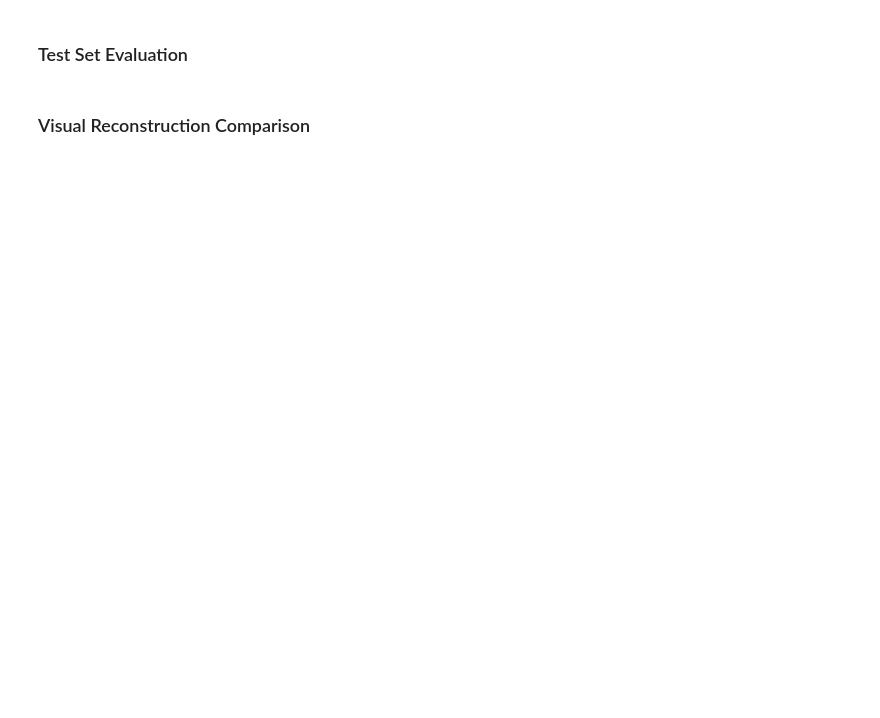
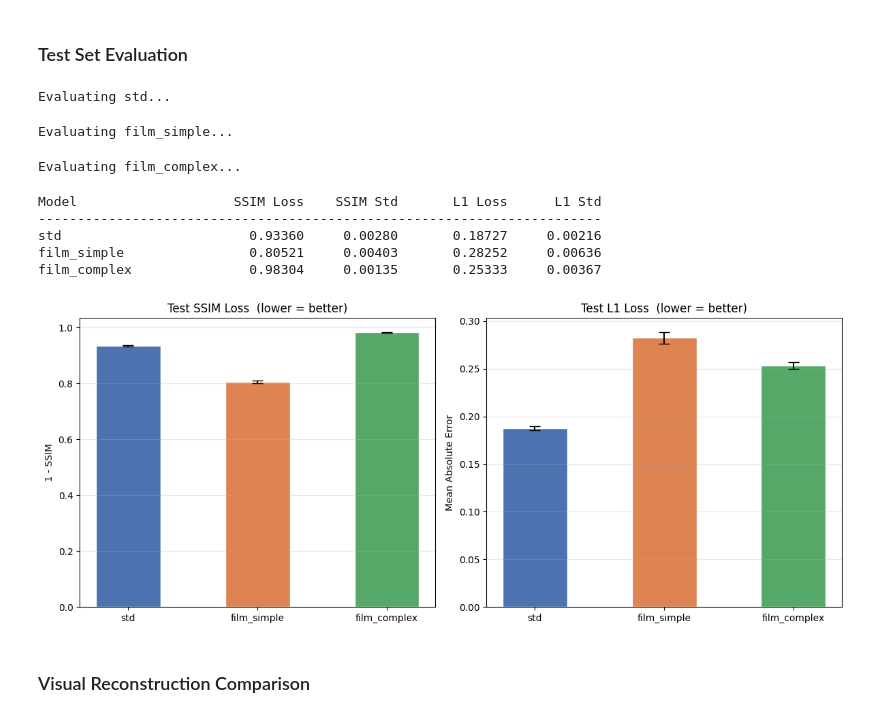
Before and after one commit to flippi321/NTNU-Master-project, a Jupyter notebook: EX1-compare-unets.ipynb, the cells around one changed output. Drawn from its saved outputs; the diff is of its cells as text; code cells hidden in the pictures; blank space fills up the shorter version.

Commit message:
Added full EX1 pipeline

```diff
--- a/EX1-compare-unets.ipynb
+++ b/EX1-compare-unets.ipynb
@@ -153,19 +167,22 @@ RuntimeError: Error(s) in loading state_dict for FiLMUNet3D:
 # %% [markdown]
 ### Test Set Evaluation
 # %%
+from utils.train_eval import get_metadata_features
+
 def evaluate_model(model, pairs, conditional=False):
     model.eval()
+    data_device = next(model.parameters()).device
     ssim_vals, l1_vals = [], []
 
     with torch.no_grad():
         for x_path, y_path in tqdm(pairs, desc='Evaluating'):
-            x_full = data_converter.load_path_as_tensor(x_path, device)
-            y_full = data_converter.load_path_as_tensor(y_path, device)
-            x = data_converter.get_volume_with_3d_change(x_full, ((16, 10, 0), (17, 11, 17)), remove_mode=True)
-            y = data_converter.get_volume_with_3d_change(y_full, ((16, 10, 0), (17, 11, 17)), remove_mode=True)
+            x_full = data_converter.load_path_as_tensor(x_path, data_device)
+            y_full = data_converter.load_path_as_tensor(y_path, data_device)
+            x = data_converter.get_volume_with_3d_change(x_full, ((16, 10, 0), (17, 11, 17)), remove_mode=True).to(data_device)
+            y = data_converter.get_volume_with_3d_change(y_full, ((16, 10, 0), (17, 11, 17)), remove_mode=True).to(data_device)
 
             if conditional:
-                cond = torch.tensor(cond_loader.get(x_path).tolist(), dtype=x.dtype).unsqueeze(0).to(device)
+                cond = get_metadata_features(cond_loader, x_path).unsqueeze(0).to(data_device)
                 out  = model(x, cond)
             else:
                 out = model(x)
@@ -182,22 +199,15 @@ def evaluate_model(model, pairs, conditional=False):
         l1_std=float(np.std(l1_vals)),
     )
 
-
-print('Evaluating Standard U-Net...')
-std_test = evaluate_model(std_best, test_pairs, conditional=False)
-
-print('Evaluating FiLM Simple...')
-film_simple_test = evaluate_model(film_simple_best, test_pairs, conditional=True)
-
-print('Evaluating FiLM Complex...')
-film_complex_test = evaluate_model(film_complex_best, test_pairs, conditional=True)
+test_results = {}
+for key, model in champions.items():
+    print(f'Evaluating {key}...')
+    test_results[key] = evaluate_model(model, test_pairs, conditional=key.startswith('film'))
+# %% [output]
+Evaluating std...
+Evaluating film_simple...
+Evaluating film_complex...
 # %%
-test_results = {
-    'Standard U-Net': std_test,
-    'FiLM Simple':    film_simple_test,
-    'FiLM Complex':   film_complex_test,
-}
-
 header = '{:<20}  {:>12}  {:>10}  {:>12}  {:>10}'.format(
     'Model', 'SSIM Loss', 'SSIM Std', 'L1 Loss', 'L1 Std')
 print(header)
@@ -205,31 +215,39 @@ print('-' * len(header))
 for name, r in test_results.items():
     print('{:<20}  {:>12.5f}  {:>10.5f}  {:>12.5f}  {:>10.5f}'.format(
         name, r['ssim_mean'], r['ssim_std'], r['l1_mean'], r['l1_std']))
+# %% [output]
+Model                    SSIM Loss    SSIM Std       L1 Loss      L1 Std
+------------------------------------------------------------------------
+std                        0.93360     0.00280       0.18727     0.00216
+film_simple                0.80521     0.00403       0.28252     0.00636
+film_complex               0.98304     0.00135       0.25333     0.00367
 # %%
 names  = list(test_results.keys())
-colors = ['#4C72B0', '#DD8452', '#55A868']
+colors = ['#4C72B0', '#DD8452', '#55A868'][:len(names)]
 
 ssim_means = [test_results[n]['ssim_mean'] for n in names]
 ssim_stds  = [test_results[n]['ssim_std']  for n in names]
 l1_means   = [test_results[n]['l1_mean']   for n in names]
 l1_stds    = [test_results[n]['l1_std']    for n in names]
 
 fig, (ax1, ax2) = plt.subplots(1, 2, figsize=(12, 5))
 
 ax1.bar(names, ssim_means, yerr=ssim_stds, color=colors, capsize=6, width=0.5, edgecolor='white')
 ax1.set_title('Test SSIM Loss  (lower = better)', fontsize=12)
 ax1.set_ylabel('1 - SSIM')
 ax1.set_ylim(bottom=0)
 ax1.grid(axis='y', alpha=0.3)
 
 ax2.bar(names, l1_means, yerr=l1_stds, color=colors, capsize=6, width=0.5, edgecolor='white')
 ax2.set_title('Test L1 Loss  (lower = better)', fontsize=12)
 ax2.set_ylabel('Mean Absolute Error')
 ax2.set_ylim(bottom=0)
 ax2.grid(axis='y', alpha=0.3)
 
 plt.tight_layout()
 plt.show()
+# %% [output]
+[figure, added]
 # %% [markdown]
 ### Visual Reconstruction Comparison
 # %%
```
Also changed, not shown: parts of 4 cells of this notebook.
